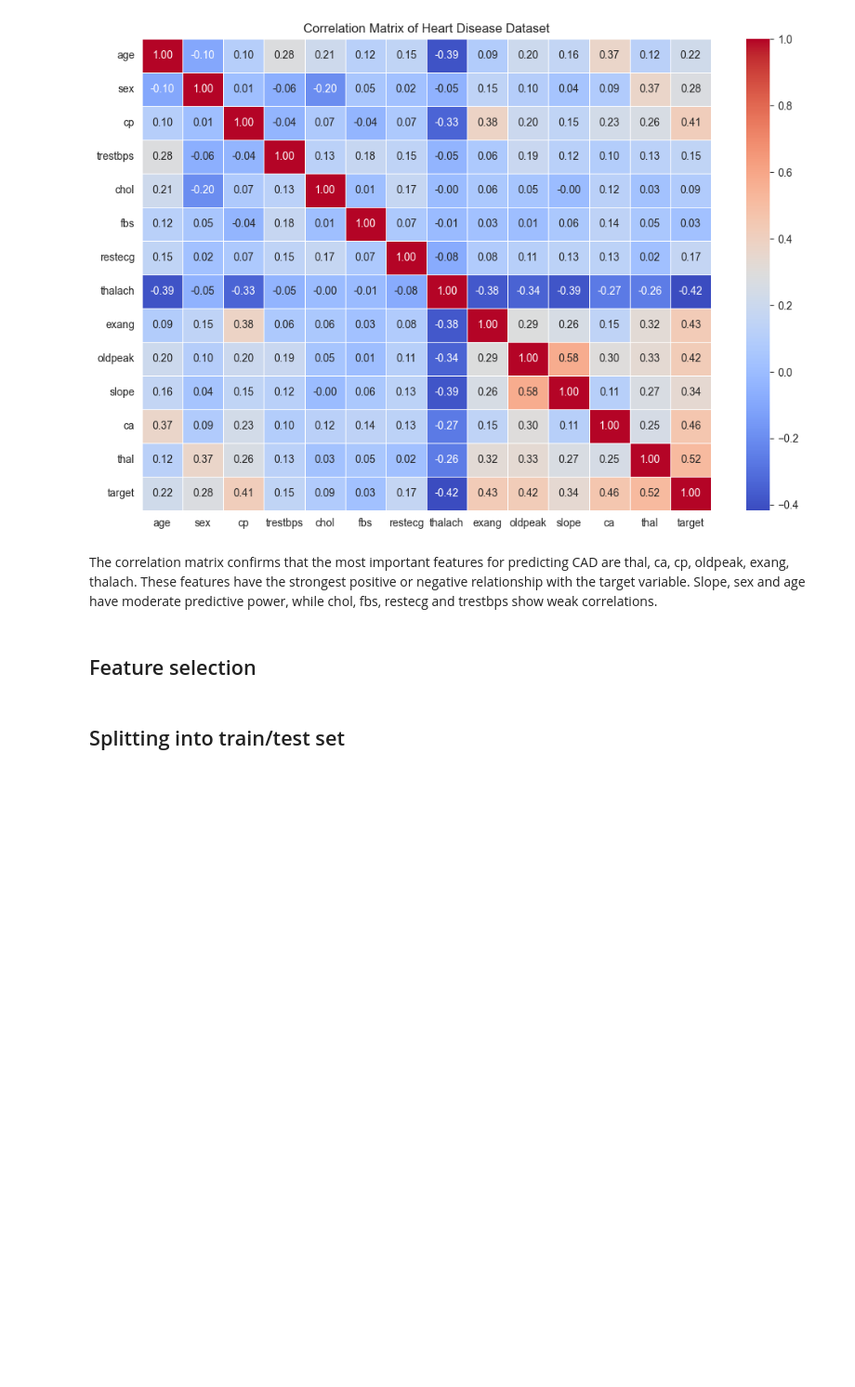
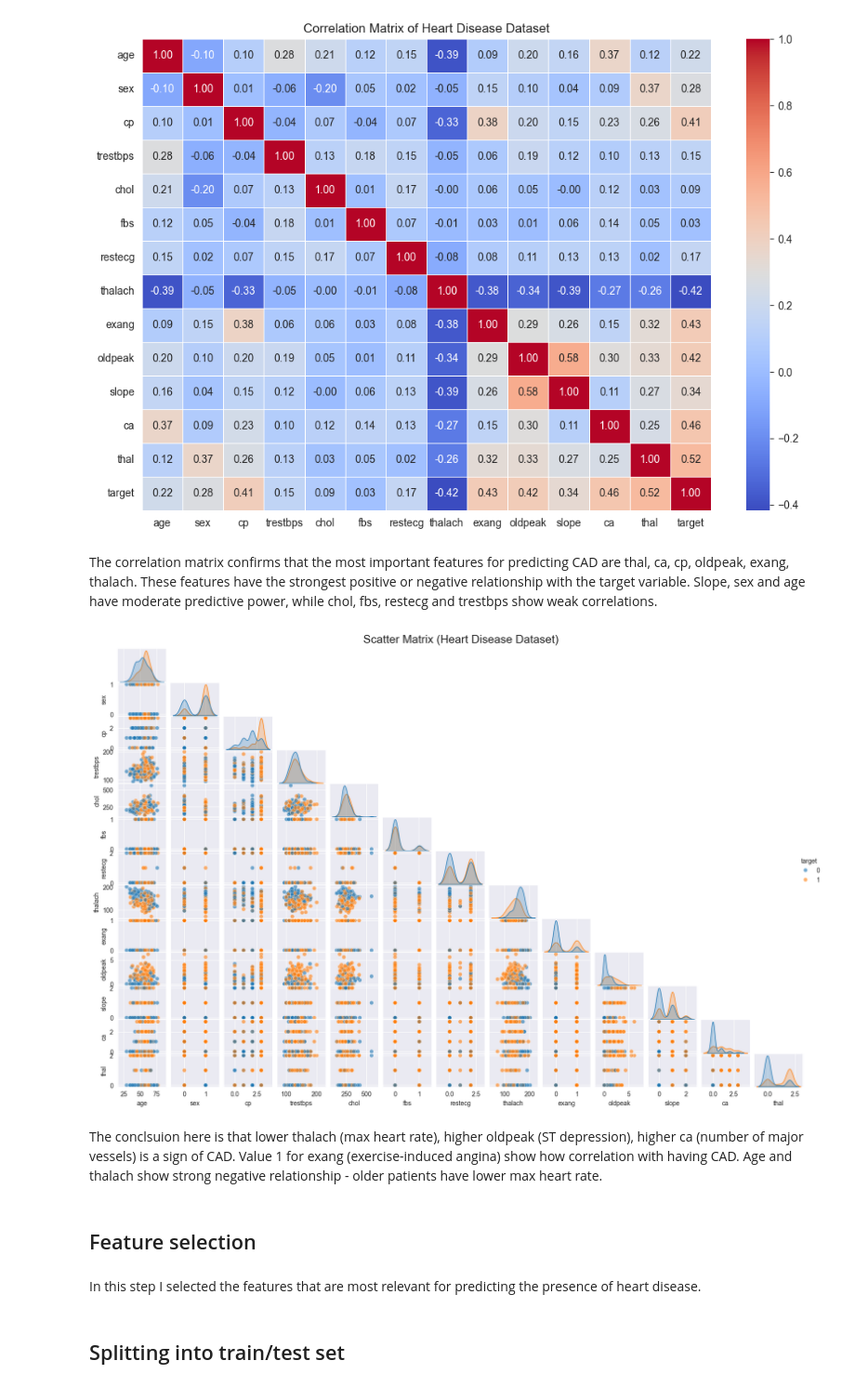
Before and after one commit to Preslavva/CAD_ML_Model, a Jupyter notebook: CAD.ipynb, the cells around one changed output. Shown at 93% size. Drawn from its saved outputs; the diff is of its cells as text; code cells hidden in the pictures; blank space fills up the shorter version.

```diff
--- a/CAD.ipynb
+++ b/CAD.ipynb
@@ -132,9 +100,9 @@ thal        2
 target      0
 dtype: int64
 # %%
-df["ca"] = df["ca"].fillna(df["ca"].mode()[0])
-df["thal"] = df["thal"].fillna(df["thal"].mode()[0])
-print(df.isna().sum())
+cleveland_df["ca"] = cleveland_df["ca"].fillna(cleveland_df["ca"].mode()[0])
+cleveland_df["thal"] = cleveland_df["thal"].fillna(cleveland_df["thal"].mode()[0])
+print(cleveland_df.isna().sum())
 # %% [output]
 age         0
 sex         0
@@ -228,6 +196,25 @@ plt.show()
 [figure]
 # %% [markdown]
 The correlation matrix confirms that the most important features for predicting CAD are thal, ca, cp, oldpeak, exang, thalach. These features have the strongest positive or negative relationship with the target variable. Slope, sex and age have moderate predictive power, while chol, fbs, restecg and trestbps show weak correlations.
+# %%
+import seaborn as sns
+import matplotlib.pyplot as plt
+
+sns.pairplot(
+    cleveland_df,
+    hue='target',
+    diag_kind='kde',
+    corner=True,
+    plot_kws={'s': 40, 'alpha': 0.6}
+)
+
+plt.gcf().set_size_inches(16, 10)
+plt.suptitle("Scatter Matrix (Heart Disease Dataset)", fontsize=18, y=1.02)
+plt.show()
+# %% [output]
+[figure, added]
+# %% [markdown]
+The conclsuion here is that lower thalach (max heart rate), higher oldpeak (ST depression), higher ca (number of major vessels) is a sign of CAD. Value 1 for exang (exercise-induced angina) show how correlation with having CAD. Age and thalach show strong negative relationship - older patients have lower max heart rate.
 # %% [markdown]
 ## Feature selection
 # %%
@@ -239,3 +226,5 @@ y = df[target].copy()
+# %% [markdown]
+In this step I selected the features that are most relevant for predicting the presence of heart disease.
 # %% [markdown]
 ## Splitting into train/test set
 # %%
```
Also changed, not shown: parts of 166 cells of this notebook, 6 other files.
